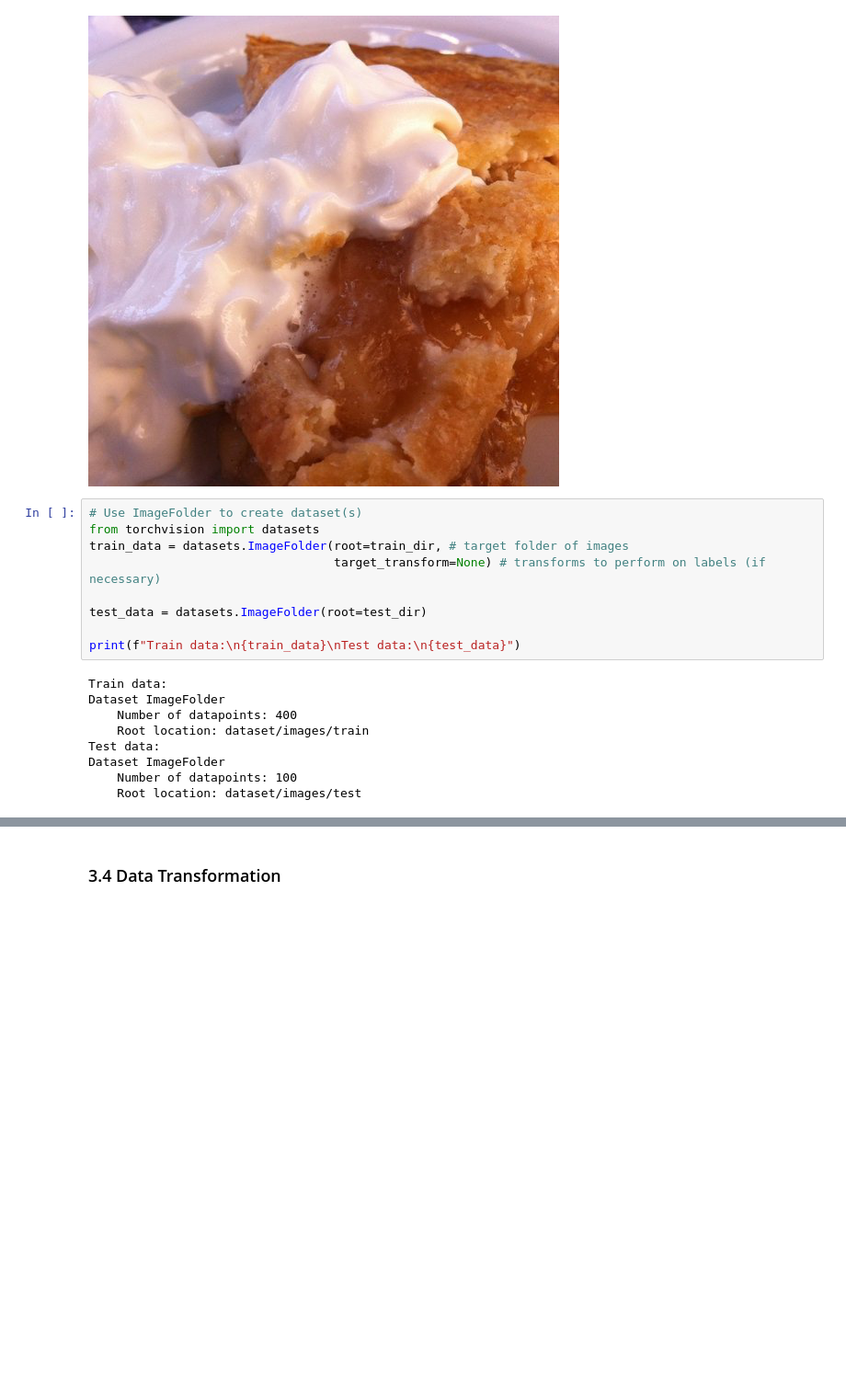
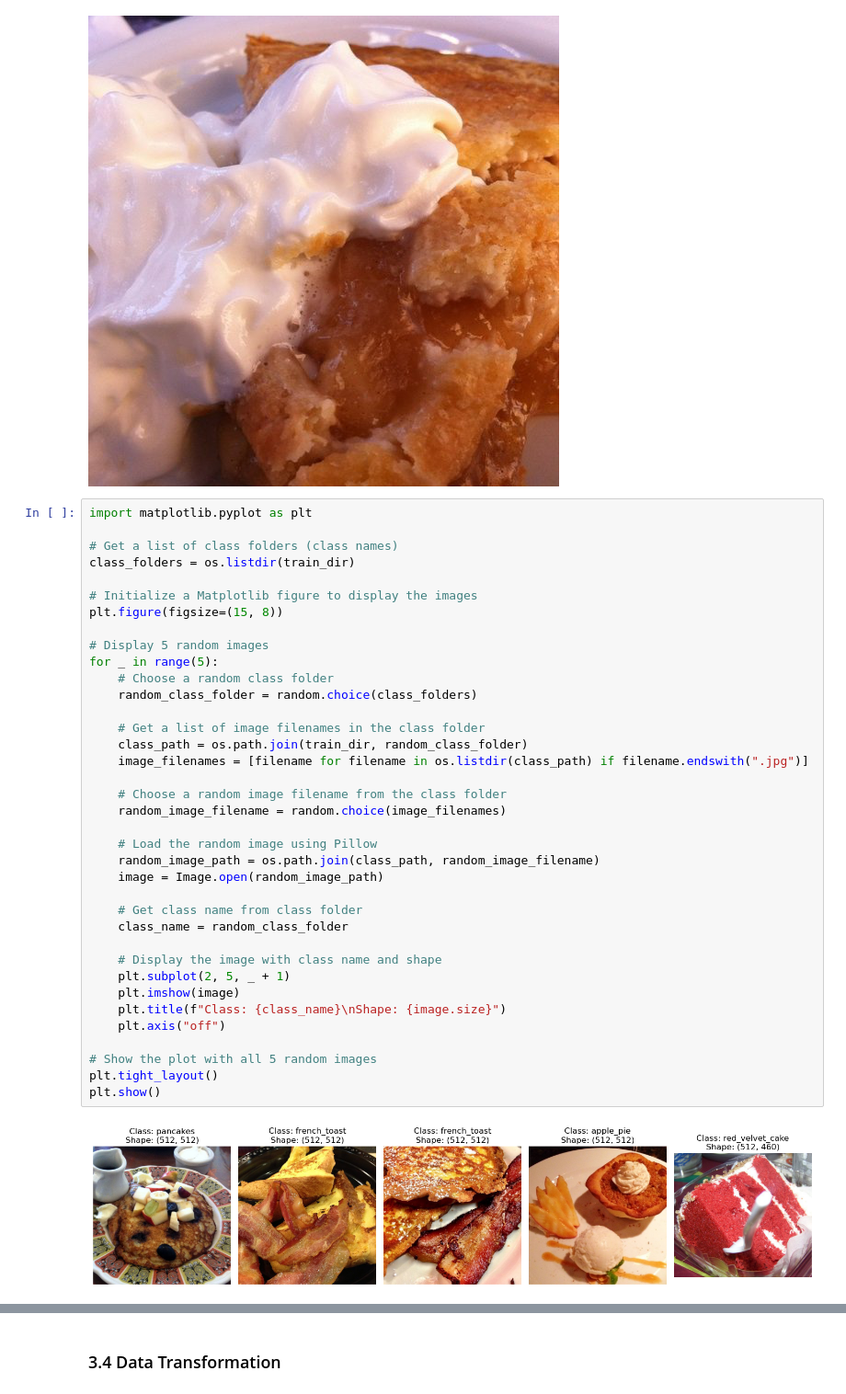
Before and after one commit to winsonchow/food101-image-classification, a Jupyter notebook: food101-image-classification.ipynb, the cells around one changed output, grey strips where cells are left out. Shown at 92% size. Drawn from its saved outputs; the diff is of its cells as text; blank space fills up the shorter version.

Commit message:
Update data exploration code

```diff
--- a/food101-image-classification.ipynb
+++ b/food101-image-classification.ipynb
@@ -224,21 +224,42 @@ Format: JPEG
 Size: (512, 512)
 Mode: RGB
 [figure]
-# %%
-# Use ImageFolder to create dataset(s)
-from torchvision import datasets
-train_data = datasets.ImageFolder(root=train_dir, # target folder of images
-                                  target_transform=None) # transforms to perform on labels (if necessary)
-
-test_data = datasets.ImageFolder(root=test_dir)
-
-print(f"Train data:\n{train_data}\nTest data:\n{test_data}")
-# %% [output]
-Train data:
-Dataset ImageFolder
-    Number of datapoints: 400
-    Root location: dataset/images/train
-Test data:
-Dataset ImageFolder
-    Number of datapoints: 100
-    Root location: dataset/images/test
+# %%
+import matplotlib.pyplot as plt
+
+# Get a list of class folders (class names)
+class_folders = os.listdir(train_dir)
+
+# Initialize a Matplotlib figure to display the images
+plt.figure(figsize=(15, 8))
+
+# Display 5 random images
+for _ in range(5):
+    # Choose a random class folder
+    random_class_folder = random.choice(class_folders)
+
+    # Get a list of image filenames in the class folder
+    class_path = os.path.join(train_dir, random_class_folder)
+    image_filenames = [filename for filename in os.listdir(class_path) if filename.endswith(".jpg")]
+
+    # Choose a random image filename from the class folder
+    random_image_filename = random.choice(image_filenames)
+
+    # Load the random image using Pillow
+    random_image_path = os.path.join(class_path, random_image_filename)
+    image = Image.open(random_image_path)
+
+    # Get class name from class folder
+    class_name = random_class_folder
+
+    # Display the image with class name and shape
+    plt.subplot(2, 5, _ + 1)
+    plt.imshow(image)
+    plt.title(f"Class: {class_name}\nShape: {image.size}")
+    plt.axis("off")
+
+# Show the plot with all 5 random images
+plt.tight_layout()
+plt.show()
+# %% [output]
+[figure, added]
```
Also changed, not shown: parts of 15 cells of this notebook.
